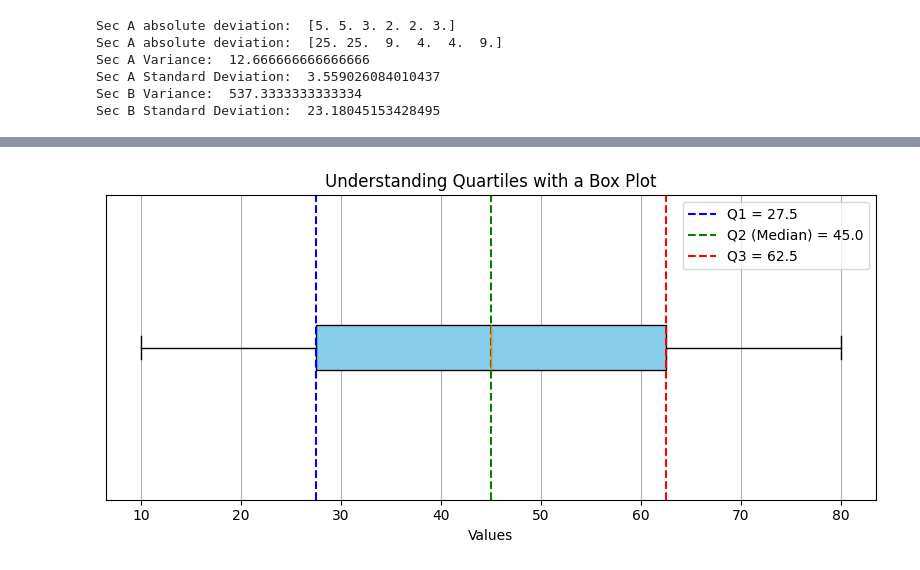
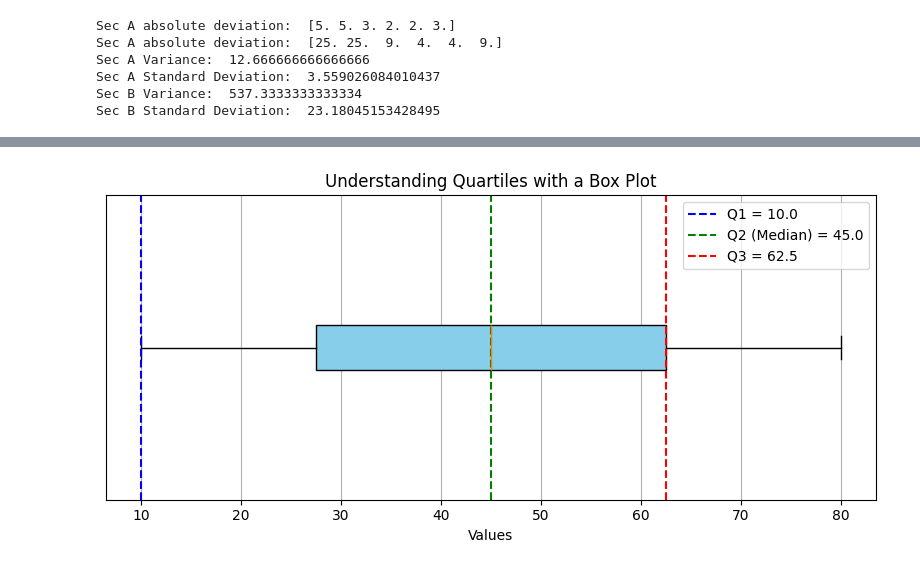
Before and after one commit to Avimeht0/Data-Structure, a Jupyter notebook: Machine Learning/01_Statics.ipynb, the cells around one changed output, grey strips where cells are left out. Drawn from its saved outputs; the diff is of its cells as text; code cells hidden in the pictures.

```diff
--- a/Machine Learning/01_Statics.ipynb
+++ b/Machine Learning/01_Statics.ipynb
@@ -230,29 +307,47 @@ Box Plot shows:
+# %%
+def calculate_percentile(data, percentile):
+    data = sorted(data)
+    n = len(data)
+    if n == 0:
+        raise ValueError("Data list is empty")
+
+    # Rank position (zero-based index)
+    rank = (percentile / 100) * (n - 1)
+    lower_index = int(rank)
+    upper_index = min(lower_index + 1, n - 1)
+
+    # Linear interpolation
+    weight = rank - lower_index
+    result = data[lower_index] * (1 - weight) + data[upper_index] * weight
+    return result
 # %%
 import matplotlib.pyplot as plt
 import numpy as np
 
 # Example sorted data
-data = [10, 20, 30, 40, 50, 60, 70, 80]
-quartiles = np.percentile(data, [25, 50, 75])
-Q1, Q2, Q3 = quartiles
+# data = [10, 20, 30, 40, 50, 60, 70, 80 ]
+data = [ 10, 20, 30, 40, 50, 60, 70, 80 ]
+Q1= calculate_percentile(data, 0)
+Q2= calculate_percentile(data, 50)
+Q3= calculate_percentile(data, 75)
 
 # Plotting the data as a box plot
 fig, ax = plt.subplots(figsize=(8, 4))
 ax.boxplot(data, vert=False, patch_artist=True, boxprops=dict(facecolor='skyblue'))
 
 # Annotating quartiles on the plot
 ax.axvline(Q1, color='blue', linestyle='--', label=f'Q1 = {Q1}')
 ax.axvline(Q2, color='green', linestyle='--', label=f'Q2 (Median) = {Q2}')
 ax.axvline(Q3, color='red', linestyle='--', label=f'Q3 = {Q3}')
 
 # Labels and title
 ax.set_title("Understanding Quartiles with a Box Plot")
 ax.set_xlabel("Values")
 ax.set_yticks([])
 ax.legend()
 
 plt.grid(True)
 plt.tight_layout()
 plt.show()
 # %% [output]
-[figure, old version]
+[figure, new version]
```
Also changed, not shown: parts of 5 cells of this notebook, 9 other files.
